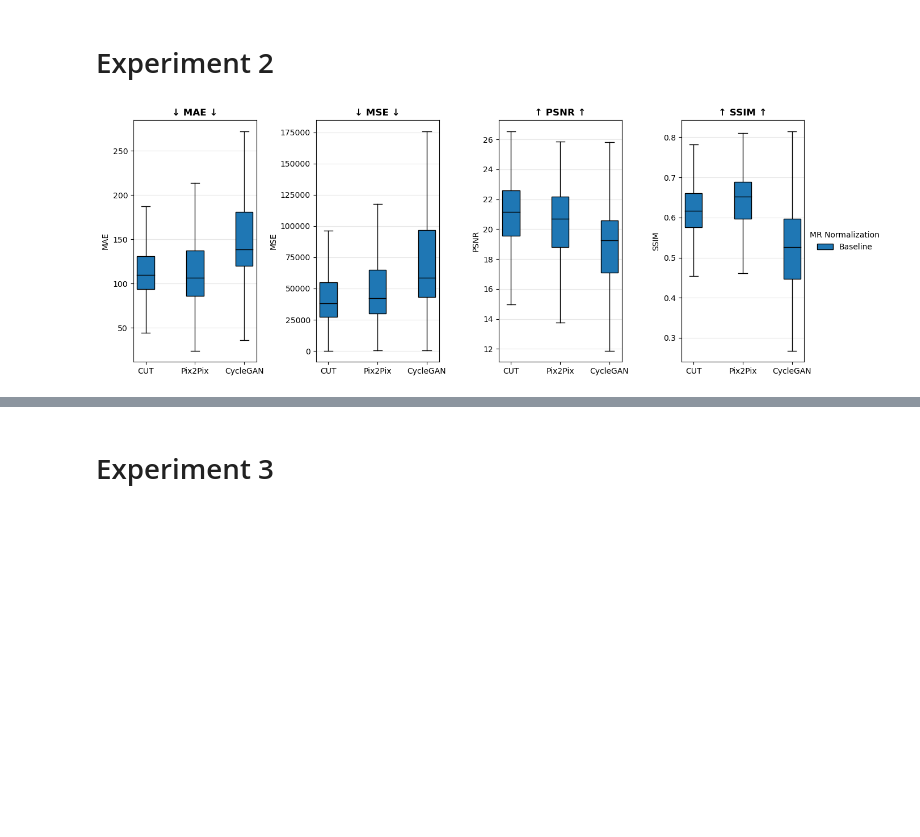
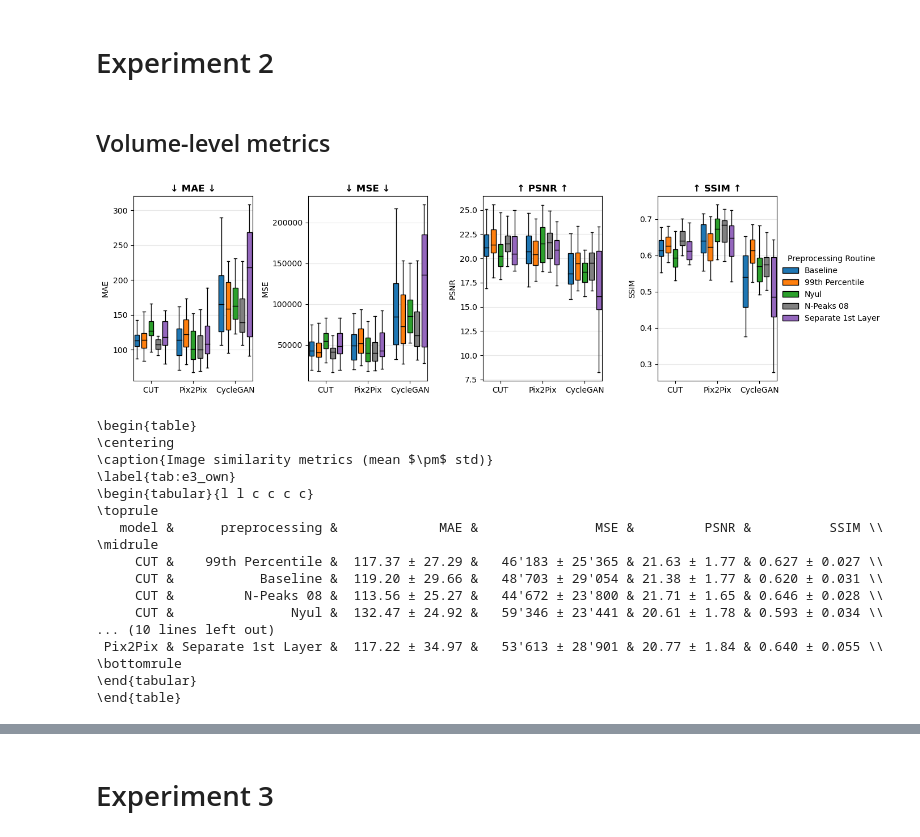
Before and after one commit to NicSchuler/fullbody-sCT, a Jupyter notebook: training/checkpoints/visualize_testing_results.ipynb, the cells around one changed output, grey strips where cells are left out. Drawn from its saved outputs; the diff is of its cells as text; code cells hidden in the pictures; blank space fills up the shorter version.

Commit message:
final testing results (incl ex2)

```diff
--- a/training/checkpoints/visualize_testing_results.ipynb
+++ b/training/checkpoints/visualize_testing_results.ipynb
@@ -1449,39 +1456,74 @@ plt.show()
 [figure]
 # %% [markdown]
 # Experiment 2
+# %% [markdown]
+## Volume-level metrics
 # %%
 # Data loading
-data_info_ex2 = pd.DataFrame(
+data_info_ex2_volume = pd.DataFrame(
     [
-        ["Region", "Baseline", "cut_synthrad_abdomen_final/test_50/test_metrics_over_all.csv"],
+        ["Region", "Baseline", "cut_synthrad_abdomen_final/test_50/test_metrics_over_volume.csv"],
+        ["Region", "99th Percentile", "2_experiment_cut_synthrad_abdomen_32p99/test_50/test_metrics_over_volume.csv"],
+        ["Region", "Nyul", "2_experiment_cut_synthrad_abdomen_33nyul/test_50/test_metrics_over_volume.csv"],
+        ["Region", "N-Peaks 08", "2_experiment_cut_synthrad_abdomen_34normalized_n4_08LIC/test_50/test_metrics_over_volume.csv"],
+        ["Region", "Separate 1st Layer", "2_experiment_cut_synthrad_abdomen_sep_first_layer/test_50/test_metrics_over_volume.csv"],
 
-        ["Region", "Baseline", "pix2pix_synthrad_abdomen_final/test_50/test_metrics_over_all.csv"],
+        ["Region", "Baseline", "pix2pix_synthrad_abdomen_final/test_50/test_metrics_over_volume.csv"],
+        ["Region", "99th Percentile", "2_experiment_pix2pix_synthrad_abdomen_32p99/test_50/test_metrics_over_volume.csv"],
+        ["Region", "Nyul", "2_experiment_pix2pix_synthrad_abdomen_33nyul/test_50/test_metrics_over_volume.csv"],
+        ["Region", "N-Peaks 08", "2_experiment_pix2pix_synthrad_abdomen_34normalized_n4_08LIC/test_50/test_metrics_over_volume.csv"],
+        ["Region", "Separate 1st Layer", "2_experiment_pix2pix_synthrad_abdomen_sep_input_layers/test_50/test_metrics_over_volume.csv"],
 
-        ["Region", "Baseline", "cyclegan_abdomen_final/test_50/test_metrics_over_all.csv"],
+        ["Region", "Baseline", "cyclegan_abdomen_final/test_50/test_metrics_over_volume.csv"],
+        ["Region", "99th Percentile", "2_experiment_cyclegan_abdomen_32p99/test_50/test_metrics_over_volume.csv"],
+        ["Region", "Nyul", "2_experiment_cyclegan_abdomen_33nyul/test_50/test_metrics_over_volume.csv"],
+        ["Region", "N-Peaks 08", "2_experiment_cyclegan_abdomen_34normalized_n4_08LIC/test_50/test_metrics_over_volume.csv"],
+        ["Region", "Separate 1st Layer", "2_experiment_cyclegan_abdomen_sep_first_layer/test_50/test_metrics_over_volume.csv"],
     ],
     columns=["region_or_fullbody", "preprocessing", "path"],
 )
 
-all_data = load_and_concat(data_info_ex2)
+
+
+all_data = load_and_concat(data_info_ex2_volume)
 masked, unmasked = split_masked_unmasked(all_data)
 
-plot_multiple_metrics_with_subplots(
+fig = plot_multiple_metrics_with_subplots(
     masked,
-    metrics=["MAE", "MSE", "PSNR", "SSIM"],
+    metrics=['MAE', 'MSE', 'PSNR', 'SSIM'],
     groups=["model", "preprocessing"],
-    legend_title="MR Normalization",
-    # title="Ex1: Fullbody vs. Region-Specific Models, own Image Similarity-based Evaluation",
+    legend_title="Preprocessing Routine",
+    figsize_per_subplot = (4, 4),
+    # title="Experiment 2: Preprocessing Routine",
 )
+fig.savefig("/home/user/nschuler/fullbody-sCT/Ex2_Overview_Chart_Own_Report.png", dpi=300, bbox_inches="tight")
 
-# plot_grouped_boxplots(masked, "model", "Pix2Pix", metric="MAE", groups=["preprocessing"])
-# plot_grouped_boxplots(masked, "bodyregion", "AB", metric="MAE", groups=["model", "preprocessing"], legend_title="Preprocessing")
-
-# # not tested
-# plot_metric_with_subplots(
-#     masked,
-#     metric="MAE",
-#     subplot_column="preprocessing",
-#     groups=["model"],
-# )
+results_table = metrics_mean_std_by_region_model(masked, group_cols=("model", "preprocessing"),)
+latex_results_table = results_table.to_latex(
+        index=False,
+        escape=False,
+        column_format="l l c c c c",
+        caption="Image similarity metrics (mean $\\pm$ std)",
+        label="tab:e3_own",
+    )
+print(latex_results_table)
+results_table
 # %% [output]
-[figure, old version]
+[figure, new version]
+\begin{table}
+\centering
+\caption{Image similarity metrics (mean $\pm$ std)}
+\label{tab:e3_own}
+\begin{tabular}{l l c c c c}
+\toprule
+   model &      preprocessing &             MAE &               MSE &         PSNR &          SSIM \\
+\midrule
+     CUT &    99th Percentile &  117.37 ± 27.29 &   46'183 ± 25'365 & 21.63 ± 1.77 & 0.627 ± 0.027 \\
+     CUT &           Baseline &  119.20 ± 29.66 &   48'703 ± 29'054 & 21.38 ± 1.77 & 0.620 ± 0.031 \\
+     CUT &         N-Peaks 08 &  113.56 ± 25.27 &   44'672 ± 23'800 & 21.71 ± 1.65 & 0.646 ± 0.028 \\
+     CUT &               Nyul &  132.47 ± 24.92 &   59'346 ± 23'441 & 20.61 ± 1.78 & 0.593 ± 0.034 \\
+... (10 lines left out)
+ Pix2Pix & Separate 1st Layer &  117.22 ± 34.97 &   53'613 ± 28'901 & 20.77 ± 1.84 & 0.640 ± 0.055 \\
+\bottomrule
+\end{tabular}
+\end{table}
```
Also changed, not shown: parts of 4 cells of this notebook.
